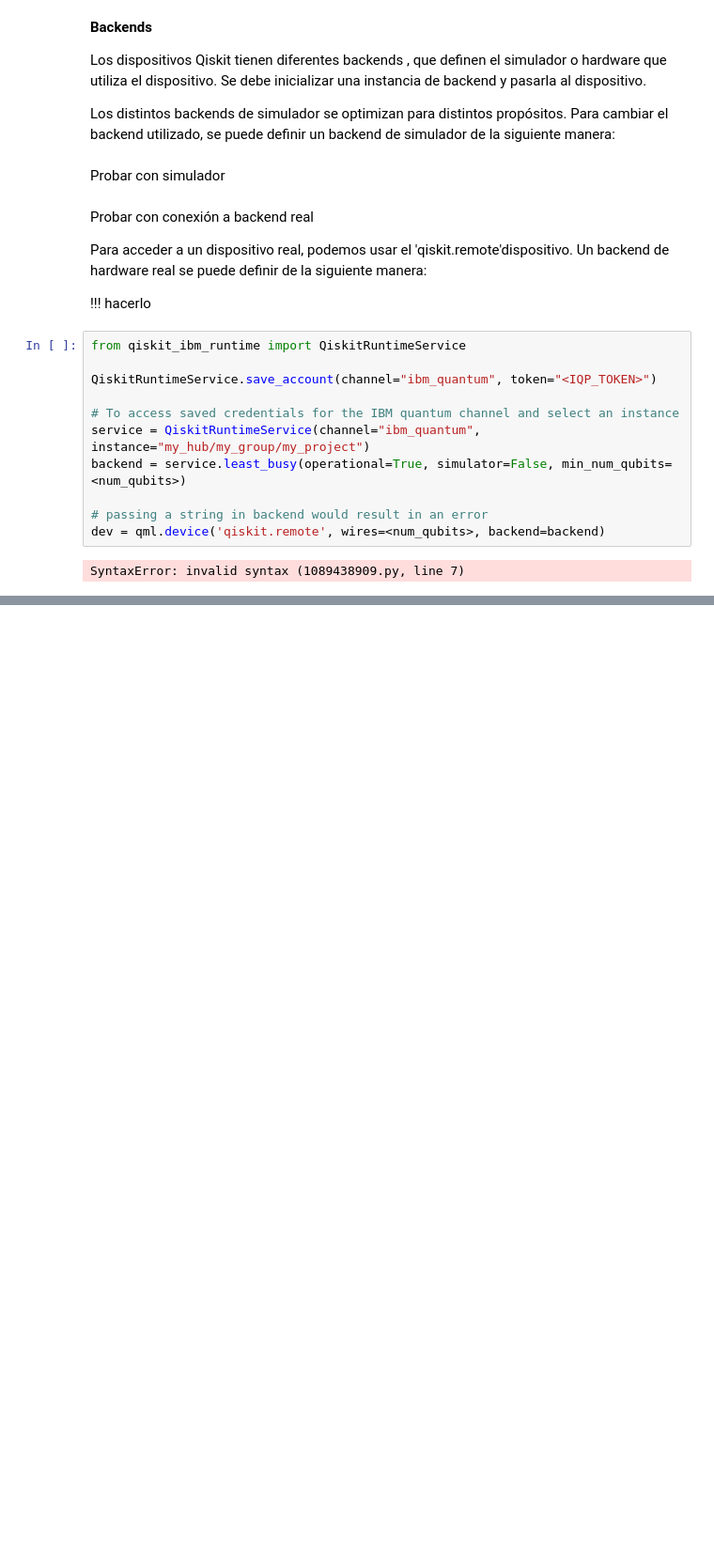
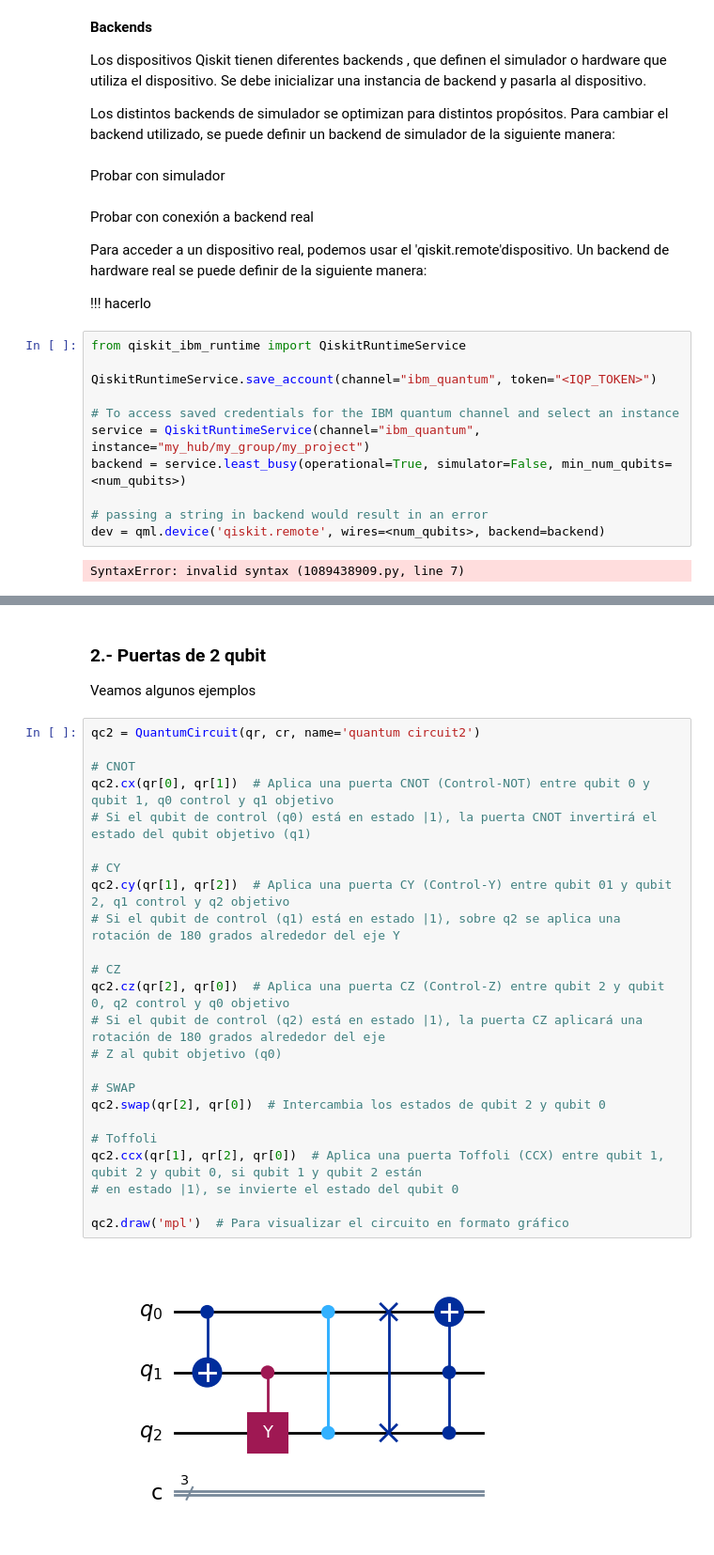
Before and after one commit to imardiego/pruebasQiskit, a Jupyter notebook: 9.-PennyLane.ipynb, the cells around one changed output, grey strips where cells are left out. Shown at 94% size. Saved outputs shown, nothing was run; the diff lists cells and outputs as text; blank space fills up the shorter version.

```diff
--- a/9.-PennyLane.ipynb
+++ b/9.-PennyLane.ipynb
@@ -62,0 +164,30 @@ SyntaxError: invalid syntax (1089438909.py, line 7)
+# %% [markdown]
+### 2.- Puertas de 2 qubit
+
+Veamos algunos  ejemplos
+# %%
+qc2 = QuantumCircuit(qr, cr, name='quantum circuit2')
+
+# CNOT
+qc2.cx(qr[0], qr[1])  # Aplica una puerta CNOT (Control-NOT) entre qubit 0 y qubit 1, q0 control y q1 objetivo
+# Si el qubit de control (q0) está en estado |1⟩, la puerta CNOT invertirá el estado del qubit objetivo (q1)
+
+# CY
+qc2.cy(qr[1], qr[2])  # Aplica una puerta CY (Control-Y) entre qubit 01 y qubit 2, q1 control y q2 objetivo
+# Si el qubit de control (q1) está en estado |1⟩, sobre q2 se aplica una rotación de 180 grados alrededor del eje Y
+
+# CZ
+qc2.cz(qr[2], qr[0])  # Aplica una puerta CZ (Control-Z) entre qubit 2 y qubit 0, q2 control y q0 objetivo
+# Si el qubit de control (q2) está en estado |1⟩, la puerta CZ aplicará una rotación de 180 grados alrededor del eje
+# Z al qubit objetivo (q0)
+
+# SWAP
+qc2.swap(qr[2], qr[0])  # Intercambia los estados de qubit 2 y qubit 0
+
+# Toffoli
+qc2.ccx(qr[1], qr[2], qr[0])  # Aplica una puerta Toffoli (CCX) entre qubit 1, qubit 2 y qubit 0, si qubit 1 y qubit 2 están
+# en estado |1⟩, se invierte el estado del qubit 0
+
+qc2.draw('mpl')  # Para visualizar el circuito en formato gráfico
+# %% [output]
+[figure, added]
```
Also changed, not shown: parts of 15 cells of this notebook.
